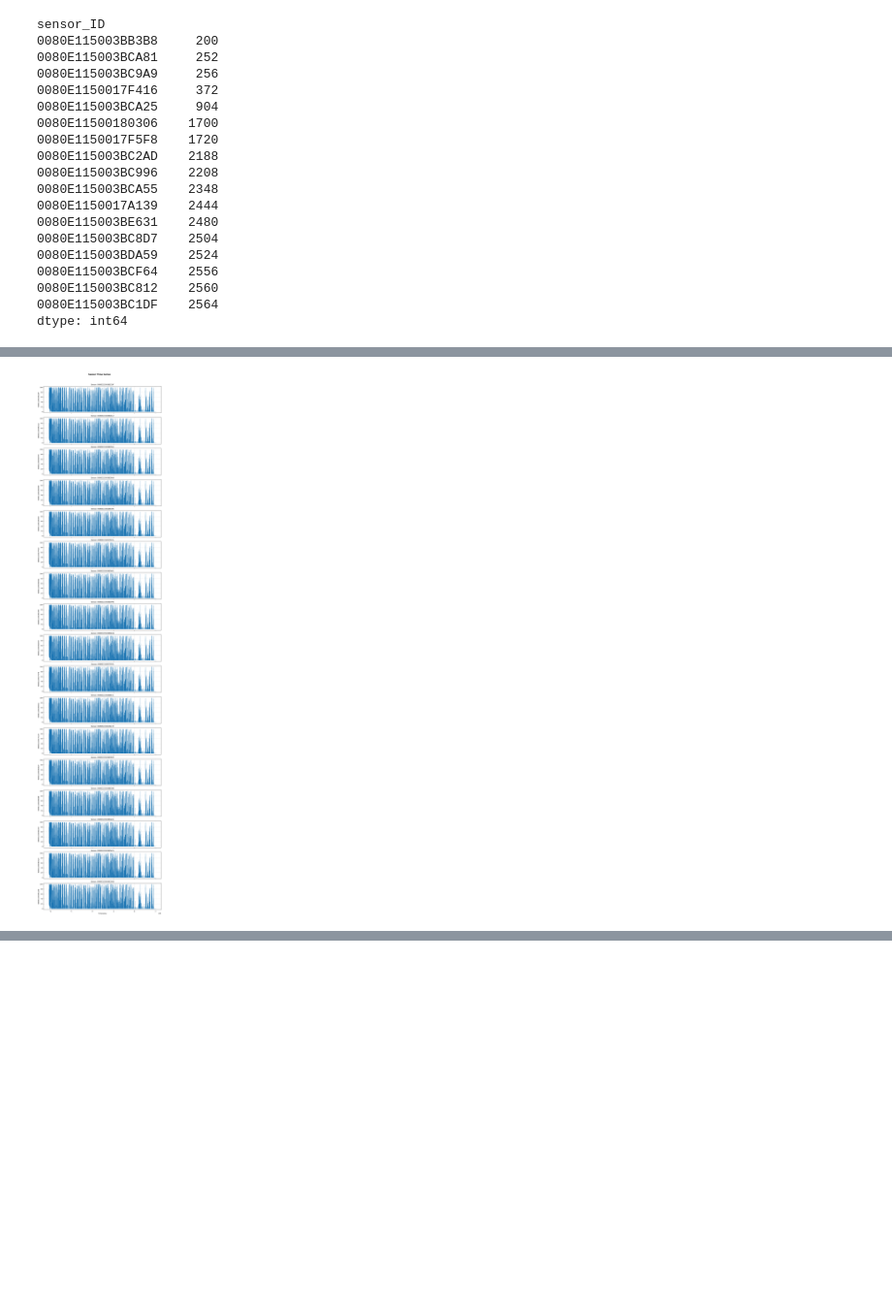
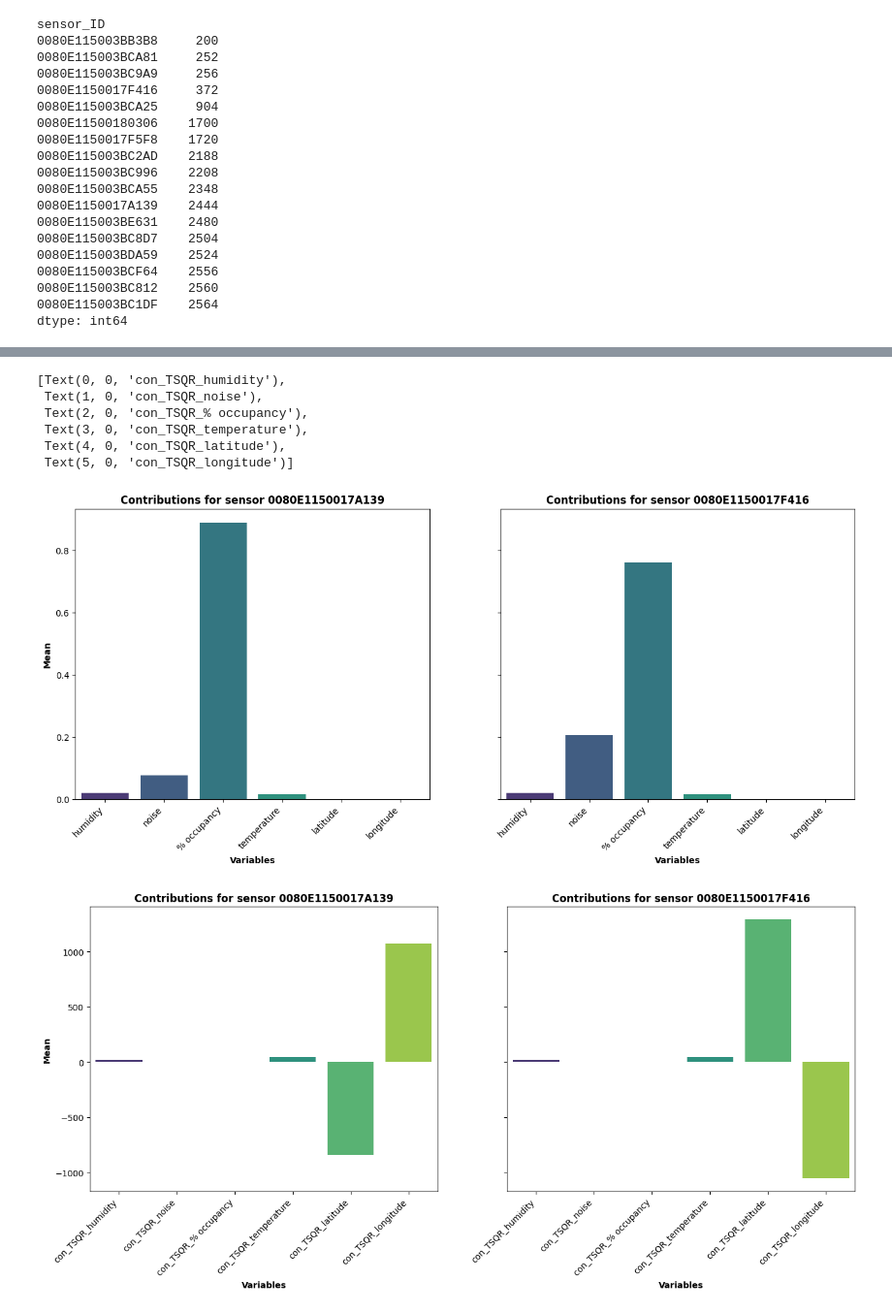
Before and after one commit to tudi72/Sensor_Equivalency_Tucker3, a Jupyter notebook: demo.ipynb, the cells around one changed output, grey strips where cells are left out. Shown at 97% size. Drawn from its saved outputs; the diff is of its cells as text; code cells hidden in the pictures; blank space fills up the shorter version.

```diff
--- a/demo.ipynb
+++ b/demo.ipynb
@@ -158,19 +169,0 @@ plt.show()
-# %%
-import matplotlib.pyplot as plt
-
-sensors = df['sensor_ID'].unique().tolist()
-fig, axes = plt.subplots(len(sensors), 1, figsize=(12, 3 * len(sensors)), sharex=True)
-
-for ax, sensor in zip(axes, sensors):
-    df1 = df[(df['sensor_ID'] == sensor) & (df['timestamp'] < 10000)][:250]
-    ax.plot(df['timestamp'], df['% occupancy'], linewidth=0.8)
-    ax.set_ylabel(sensor, fontsize=10)
-    ax.set_title(f'Sensor: {sensor}', fontsize=11)
-    ax.grid(True, alpha=0.3)
-
-axes[-1].set_xlabel('Timestamp')
-fig.suptitle('Sensor Time Series', fontsize=14, fontweight='bold', y=1.01)
-plt.tight_layout()
-plt.show()
-# %% [output]
-[figure, removed]
@@ -350,0 +170,41 @@ find_largest_avg_by_k(nums,k)
+# %%
+import seaborn as sns
+sensor1 = '0080E1150017A139'
+sensor2 = '0080E1150017F416'
+df_iSPE1 = df_iSPE.loc[sensor1]
+df_iSPE2 = df_iSPE.loc[sensor2]
+
+fig, axes = plt.subplots(1,2, figsize=(16,6), sharey=True)
+sns.barplot(data=df_iSPE1,palette='viridis',ax=axes[0])
+axes[0].set_xlabel('Variables',fontweight='bold')
+axes[0].set_ylabel('Mean',fontweight='bold')
+axes[0].set_title(f'Contributions for sensor {sensor1}',fontweight='bold')
+axes[0].set_xticklabels(axes[0].get_xticklabels(),rotation=45,ha='right')
+
+sns.barplot(data=df_iSPE2,palette='viridis',ax=axes[1])
+axes[1].set_xlabel('Variables',fontweight='bold')
+axes[1].set_ylabel('Mean',fontweight='bold')
+axes[1].set_title(f'Contributions for sensor {sensor2}',fontweight='bold')
+axes[1].set_xticklabels(axes[1].get_xticklabels(),rotation=45,ha='right')
+
+
+import seaborn as sns
+sensor1 = '0080E1150017A139'
+sensor2 = '0080E1150017F416'
+new_cols        = [f"con_TSQR_{feat}" for feat in FEATURES]
+df_iSPE1 = df_out.loc[sensor1,new_cols]
+df_iSPE2 = df_out.loc[sensor2,new_cols]
+
+fig, axes = plt.subplots(1,2, figsize=(16,6), sharey=True)
+sns.barplot(data=df_iSPE1,palette='viridis',ax=axes[0])
+axes[0].set_xlabel('Variables',fontweight='bold')
+axes[0].set_ylabel('Mean',fontweight='bold')
+axes[0].set_title(f'Contributions for sensor {sensor1}',fontweight='bold')
+axes[0].set_xticklabels(axes[0].get_xticklabels(),rotation=45,ha='right')
+
+sns.barplot(data=df_iSPE2,palette='viridis',ax=axes[1])
+axes[1].set_xlabel('Variables',fontweight='bold')
+axes[1].set_ylabel('Mean',fontweight='bold')
+axes[1].set_title(f'Contributions for sensor {sensor2}',fontweight='bold')
+axes[1].set_xticklabels(axes[1].get_xticklabels(),rotation=45,ha='right')
+# %% [output]
@@ -350,0 +226,8 @@ find_largest_avg_by_k(nums,k)
+[Text(0, 0, 'con_TSQR_humidity'),
+ Text(1, 0, 'con_TSQR_noise'),
+ Text(2, 0, 'con_TSQR_% occupancy'),
+ Text(3, 0, 'con_TSQR_temperature'),
+ Text(4, 0, 'con_TSQR_latitude'),
+ Text(5, 0, 'con_TSQR_longitude')]
+[figure, added]
+[figure, added]
```
Also changed, not shown: parts of 21 cells of this notebook, 1 other file.
